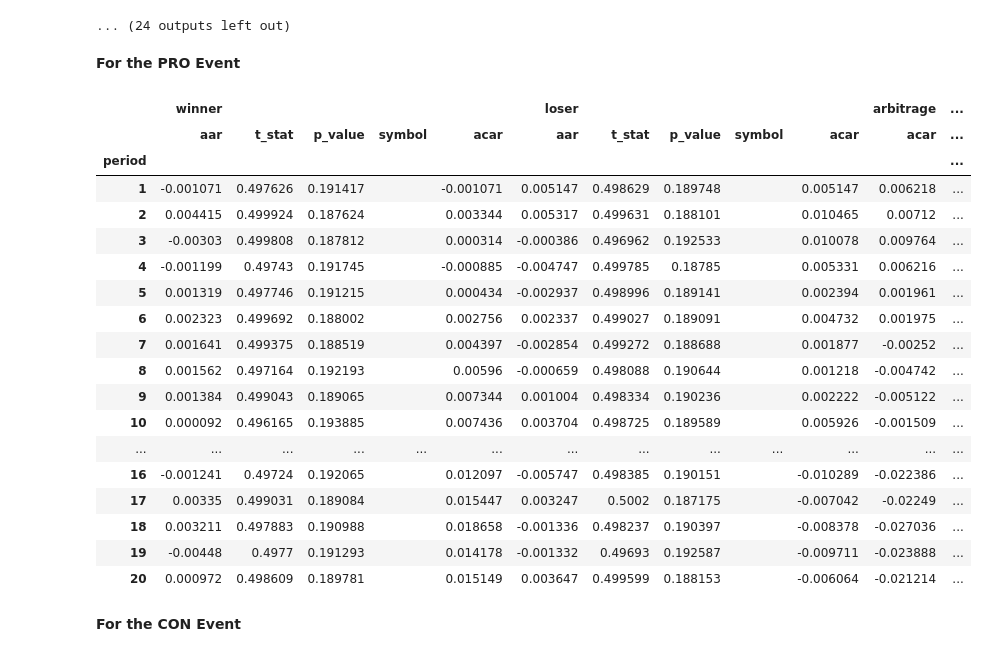
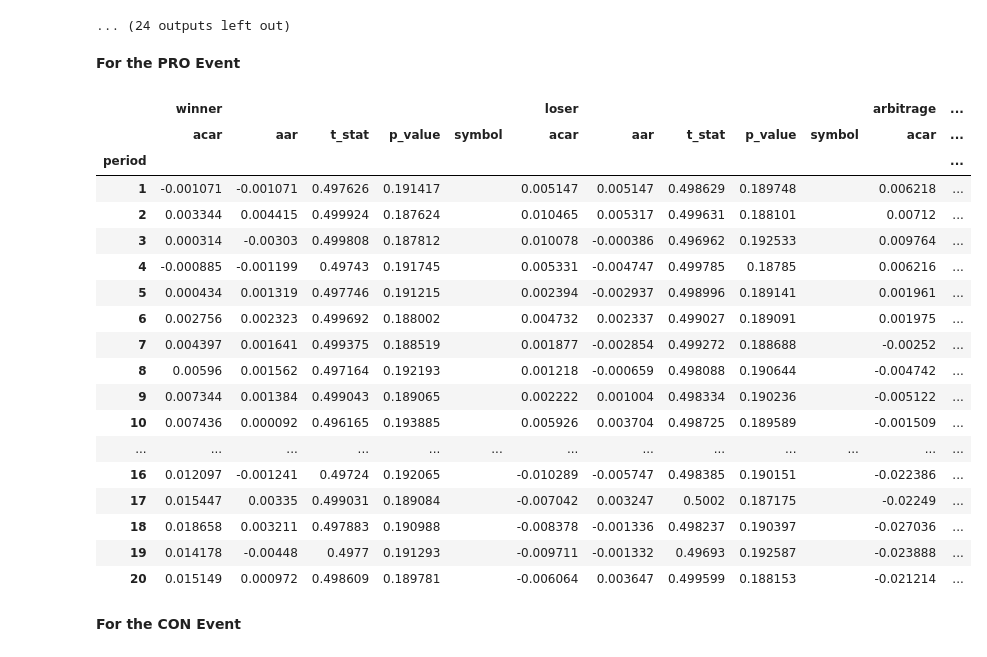
Before and after one commit to adityamahesa/id-nickel-regulation-event-stock-analysis, a Jupyter notebook: step_3_testing.ipynb, the cells around one changed output. Saved outputs shown, nothing was run; the diff lists cells and outputs as text; code cells hidden in the pictures.

```diff
--- a/step_3_testing.ipynb
+++ b/step_3_testing.ipynb
@@ -217,9 +245,14 @@ def symbolize(p_value: float) -> str:
   else:
     return ''
 # %%
+output_t_test_dict = {
+    "PRO": None,
+    "CON": None,
+}
+
 period_list = []
 
-for pro_or_con in t_test_input_dict.keys():
+for pro_or_con in input_t_test_dict.keys():
     md(f'**For the {pro_or_con} Event**')
 
     t_test_dict = {}
@@ -233,9 +266,9 @@ for pro_or_con in t_test_input_dict.keys():
         "loser": [],
     }
 
-    for winner_or_loser in t_test_input_dict[pro_or_con].keys():
+    for winner_or_loser in input_t_test_dict[pro_or_con].keys():
         if not period_list:
-            period_list = t_test_input_dict[pro_or_con][winner_or_loser][0].index.to_list()
+            period_list = input_t_test_dict[pro_or_con][winner_or_loser][0].index.to_list()
 
         aar_list = []
         t_stat_list = []
@@ -244,78 +277,81 @@ for pro_or_con in t_test_input_dict.keys():
         car_list_list = []
         acar_list = []
 
-        for i, _ in t_test_input_dict[pro_or_con][winner_or_loser][0].iterrows():
-            ar_per_period_list = [x['ar'].loc[i] for x in t_test_input_dict[pro_or_con][winner_or_loser]]
+        for i, _ in input_t_test_dict[pro_or_con][winner_or_loser][0].iterrows():
+            car_per_period_list = [x['car'].loc[i] for x in input_t_test_dict[pro_or_con][winner_or_loser]]
+            acar = np.mean(car_per_period_list)
+            acar_arbitrage_dict[winner_or_loser].append(acar)
+
+            ar_per_period_list = [x['ar'].loc[i] for x in input_t_test_dict[pro_or_con][winner_or_loser]]
             aar = np.mean(ar_per_period_list)
 
             t_stat, p_value = ks_1samp(x=ar_per_period_list, cdf=norm.cdf)
             symbol = symbolize(p_value=p_value)
 
-            car_per_period_list = [x['car'].loc[i] for x in t_test_input_dict[pro_or_con][winner_or_loser]]
-            acar = np.mean(car_per_period_list)
-            acar_arbitrage_dict[winner_or_loser].append(acar)
-
+            acar_list.append(acar)
             aar_list.append(aar)
             t_stat_list.append(t_stat)
             p_value_list.append(p_value)
             symbol_list.append(symbol)
             car_list_list.append(car_per_period_list)
-            acar_list.append(acar)
 
         t_test_role_dict = {
+            'acar': acar_list,
             'aar': aar_list,
             't_stat': t_stat_list,
             'p_value': p_value_list,
             'symbol': symbol_list,
-            'acar': acar_list,
         }
         car_arbitrage_dict[winner_or_loser] = car_list_list
         t_test_dict[winner_or_loser] = t_test_role_dict
 
     t_test_dict['arbitrage'] = {
         'acar': [],
         't_stat': [],
         'p_value': [],
         'symbol': [],
     }
 
     for _i, _ in enumerate(acar_arbitrage_dict['winner']):
         acar_arbitraged = acar_arbitrage_dict['loser'][_i] - acar_arbitrage_dict['winner'][_i]
         t_test_dict['arbitrage']['acar'].append(acar_arbitraged)
 
         t_stat, p_value = ttest_rel(a=car_arbitrage_dict['loser'][_i], b=car_arbitrage_dict['winner'][_i])
         symbol = symbolize(p_value=p_value)
         t_test_dict['arbitrage']['t_stat'].append(t_stat)
         t_test_dict['arbitrage']['p_value'].append(p_value)
         t_test_dict['arbitrage']['symbol'].append(symbol)
 
     t_test_reformed = {(outer_key, inner_key): values for outer_key, inner_dict in t_test_dict.items() \
                        for inner_key, values in inner_dict.items()}
     t_test_df = pd.DataFrame.from_dict(t_test_reformed, orient='index').transpose()
     t_test_df.columns = pd.MultiIndex.from_tuples(t_test_df.columns)
     t_test_df['period'] = period_list
     t_test_df = t_test_df.copy().set_index(keys='period', drop=True)
+
     t_test_df
+
+    output_t_test_dict[pro_or_con] = t_test_df.copy()
 # %% [output]
 **For the PRO Event**
 |  | winner |  |  |  |  | loser |  |  |  |  | arbitrage | ... |
-|  | aar | t_stat | p_value | symbol | acar | aar | t_stat | p_value | symbol | acar | acar | ... |
+|  | acar | aar | t_stat | p_value | symbol | acar | aar | t_stat | p_value | symbol | acar | ... |
 | period |  |  |  |  |  |  |  |  |  |  |  | ... |
-| 1 | -0.001071 | 0.497626 | 0.191417 |  | -0.001071 | 0.005147 | 0.498629 | 0.189748 |  | 0.005147 | 0.006218 | ... |
-| 2 | 0.004415 | 0.499924 | 0.187624 |  | 0.003344 | 0.005317 | 0.499631 | 0.188101 |  | 0.010465 | 0.00712 | ... |
-| 3 | -0.00303 | 0.499808 | 0.187812 |  | 0.000314 | -0.000386 | 0.496962 | 0.192533 |  | 0.010078 | 0.009764 | ... |
-| 4 | -0.001199 | 0.49743 | 0.191745 |  | -0.000885 | -0.004747 | 0.499785 | 0.18785 |  | 0.005331 | 0.006216 | ... |
-| 5 | 0.001319 | 0.497746 | 0.191215 |  | 0.000434 | -0.002937 | 0.498996 | 0.189141 |  | 0.002394 | 0.001961 | ... |
-| 6 | 0.002323 | 0.499692 | 0.188002 |  | 0.002756 | 0.002337 | 0.499027 | 0.189091 |  | 0.004732 | 0.001975 | ... |
-| 7 | 0.001641 | 0.499375 | 0.188519 |  | 0.004397 | -0.002854 | 0.499272 | 0.188688 |  | 0.001877 | -0.00252 | ... |
-| 8 | 0.001562 | 0.497164 | 0.192193 |  | 0.00596 | -0.000659 | 0.498088 | 0.190644 |  | 0.001218 | -0.004742 | ... |
-| 9 | 0.001384 | 0.499043 | 0.189065 |  | 0.007344 | 0.001004 | 0.498334 | 0.190236 |  | 0.002222 | -0.005122 | ... |
-| 10 | 0.000092 | 0.496165 | 0.193885 |  | 0.007436 | 0.003704 | 0.498725 | 0.189589 |  | 0.005926 | -0.001509 | ... |
+| 1 | -0.001071 | -0.001071 | 0.497626 | 0.191417 |  | 0.005147 | 0.005147 | 0.498629 | 0.189748 |  | 0.006218 | ... |
+| 2 | 0.003344 | 0.004415 | 0.499924 | 0.187624 |  | 0.010465 | 0.005317 | 0.499631 | 0.188101 |  | 0.00712 | ... |
+| 3 | 0.000314 | -0.00303 | 0.499808 | 0.187812 |  | 0.010078 | -0.000386 | 0.496962 | 0.192533 |  | 0.009764 | ... |
+| 4 | -0.000885 | -0.001199 | 0.49743 | 0.191745 |  | 0.005331 | -0.004747 | 0.499785 | 0.18785 |  | 0.006216 | ... |
+| 5 | 0.000434 | 0.001319 | 0.497746 | 0.191215 |  | 0.002394 | -0.002937 | 0.498996 | 0.189141 |  | 0.001961 | ... |
+| 6 | 0.002756 | 0.002323 | 0.499692 | 0.188002 |  | 0.004732 | 0.002337 | 0.499027 | 0.189091 |  | 0.001975 | ... |
+| 7 | 0.004397 | 0.001641 | 0.499375 | 0.188519 |  | 0.001877 | -0.002854 | 0.499272 | 0.188688 |  | -0.00252 | ... |
+| 8 | 0.00596 | 0.001562 | 0.497164 | 0.192193 |  | 0.001218 | -0.000659 | 0.498088 | 0.190644 |  | -0.004742 | ... |
+| 9 | 0.007344 | 0.001384 | 0.499043 | 0.189065 |  | 0.002222 | 0.001004 | 0.498334 | 0.190236 |  | -0.005122 | ... |
+| 10 | 0.007436 | 0.000092 | 0.496165 | 0.193885 |  | 0.005926 | 0.003704 | 0.498725 | 0.189589 |  | -0.001509 | ... |
 | ... | ... | ... | ... | ... | ... | ... | ... | ... | ... | ... | ... | ... |
-| 16 | -0.001241 | 0.49724 | 0.192065 |  | 0.012097 | -0.005747 | 0.498385 | 0.190151 |  | -0.010289 | -0.022386 | ... |
-| 17 | 0.00335 | 0.499031 | 0.189084 |  | 0.015447 | 0.003247 | 0.5002 | 0.187175 |  | -0.007042 | -0.02249 | ... |
-| 18 | 0.003211 | 0.497883 | 0.190988 |  | 0.018658 | -0.001336 | 0.498237 | 0.190397 |  | -0.008378 | -0.027036 | ... |
-| 19 | -0.00448 | 0.4977 | 0.191293 |  | 0.014178 | -0.001332 | 0.49693 | 0.192587 |  | -0.009711 | -0.023888 | ... |
-| 20 | 0.000972 | 0.498609 | 0.189781 |  | 0.015149 | 0.003647 | 0.499599 | 0.188153 |  | -0.006064 | -0.021214 | ... |
+| 16 | 0.012097 | -0.001241 | 0.49724 | 0.192065 |  | -0.010289 | -0.005747 | 0.498385 | 0.190151 |  | -0.022386 | ... |
+| 17 | 0.015447 | 0.00335 | 0.499031 | 0.189084 |  | -0.007042 | 0.003247 | 0.5002 | 0.187175 |  | -0.02249 | ... |
+| 18 | 0.018658 | 0.003211 | 0.497883 | 0.190988 |  | -0.008378 | -0.001336 | 0.498237 | 0.190397 |  | -0.027036 | ... |
+| 19 | 0.014178 | -0.00448 | 0.4977 | 0.191293 |  | -0.009711 | -0.001332 | 0.49693 | 0.192587 |  | -0.023888 | ... |
+| 20 | 0.015149 | 0.000972 | 0.498609 | 0.189781 |  | -0.006064 | 0.003647 | 0.499599 | 0.188153 |  | -0.021214 | ... |
 **For the CON Event**
 |  | winner |  |  |  |  | loser |  |  |  |  | arbitrage | ... |
```
Also changed, not shown: parts of 3 cells of this notebook, 18 other files.
